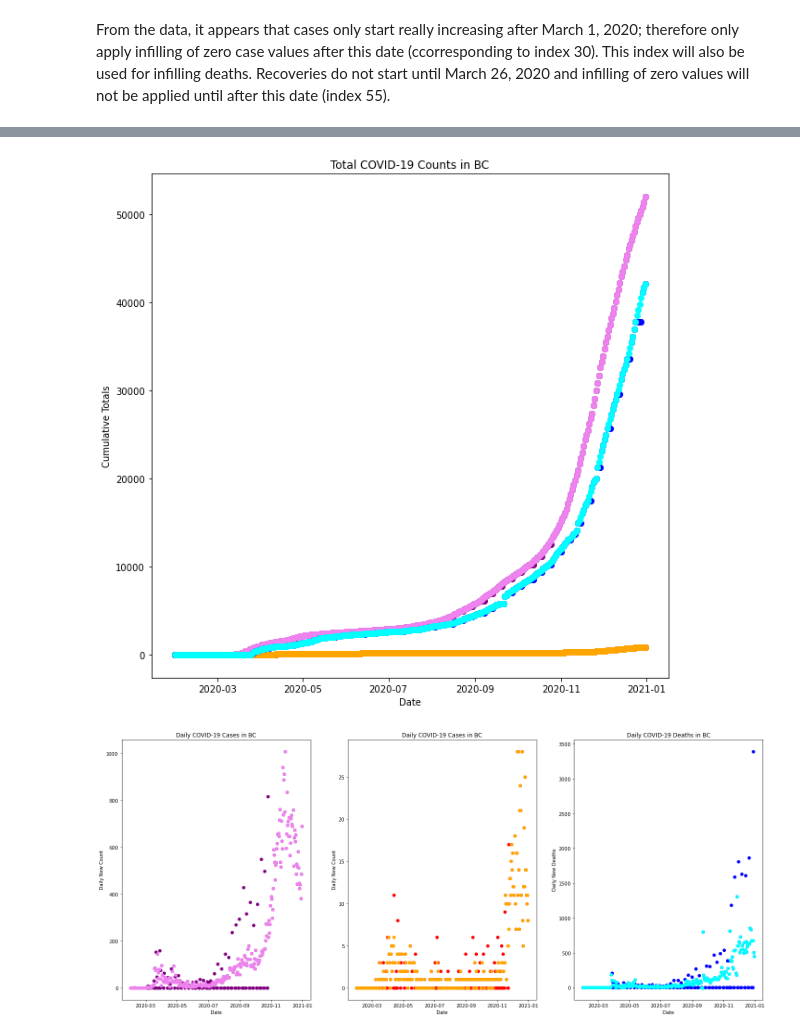
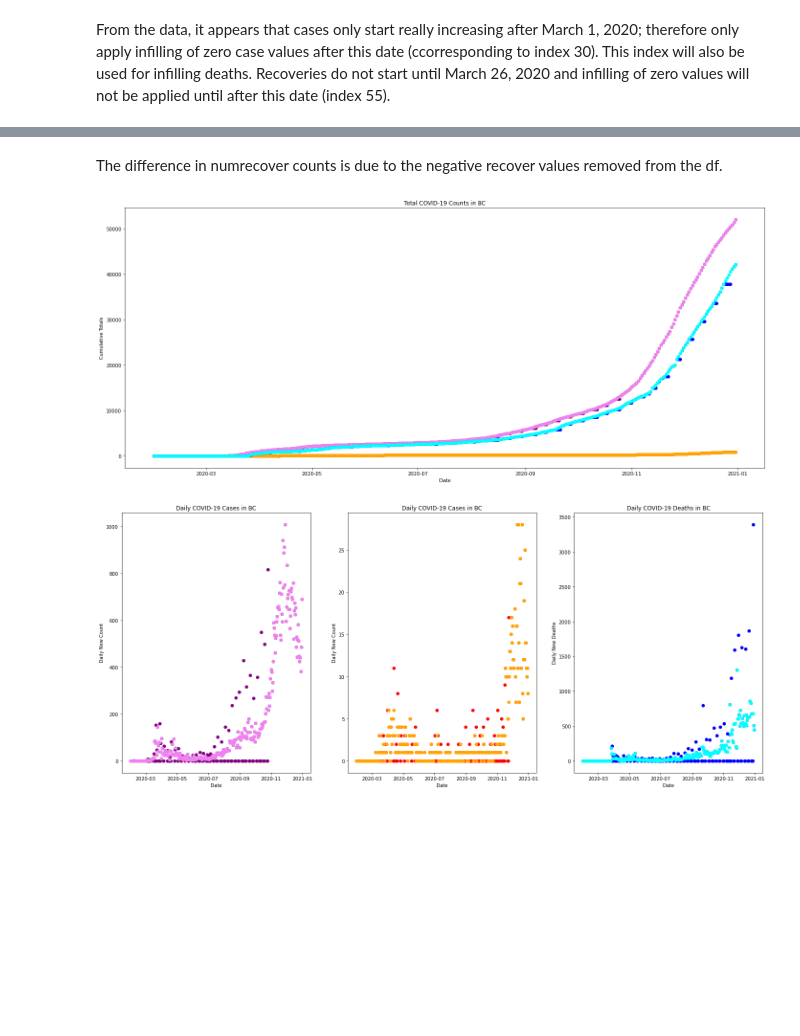
Before and after one commit to WraySmith/COVID_learning, a Jupyter notebook: covid_explore.ipynb, the cells around one changed output, grey strips where cells are left out. Cells and saved outputs as stored; diff of their text form; code cells hidden in the pictures; blank space fills up the shorter version.

Commit message:
update covid_explore

```diff
--- a/covid_explore.ipynb
+++ b/covid_explore.ipynb
@@ -218,3 +237,5 @@ covid_data['new_recover_update'] = covid_data['new_recover']
+# %%
+covid_data['new_recover'] = covid_data['new_recover'].apply(lambda x : x if x > 0 else 0)
 # %%
 # remove any rows with zero counts at the end of the dataframe as they represent unreported values
 # use the counts column for this as it is assumed any days without counts would also not have counts for deaths and recovery
@@ -333,42 +357,44 @@ new_recover             446.0
 Name: 335, dtype: float64
+# %% [markdown]
+The difference in numrecover counts is due to the negative recover values removed from the df.
 # %%
 # Replot the cumulative totals to check that total values are preserved and assess changes
 # Create figure and plot space
-fig, ax = plt.subplots(figsize=(10, 10))
+fig, ax = plt.subplots(figsize=(24, 10))
 
 # Add x-axis and y-axis
 ax.scatter(covid_data['date'],
         covid_data['numtotal'],
         color='purple')
 
 ax.scatter(covid_data['date'],
         covid_data['new_numtotal'],
         color='violet')
 
 ax.scatter(covid_data['date'],
         covid_data['numdeaths'],
         color='red')
 
 ax.scatter(covid_data['date'],
         covid_data['new_numdeaths'],
         color='orange')
 
 ax.scatter(covid_data['date'],
         covid_data['numrecover'],
         color='blue')
 
 ax.scatter(covid_data['date'],
         covid_data['new_numrecover'],
         color='cyan')
 
 # Set title and labels for axes
 ax.set(xlabel="Date",
        ylabel="Cumulative Totals",
        title="Total COVID-19 Counts in BC")
 
 plt.show()
 # %% [output]
-[figure, old version]
+[figure, new version]
 # %%
 # plot individual case counts to show corrections
 fig, (ax1, ax2, ax3) = plt.subplots(1, 3, figsize=(24, 10))
```
Also changed, not shown: parts of 9 cells of this notebook, 3 other files.
